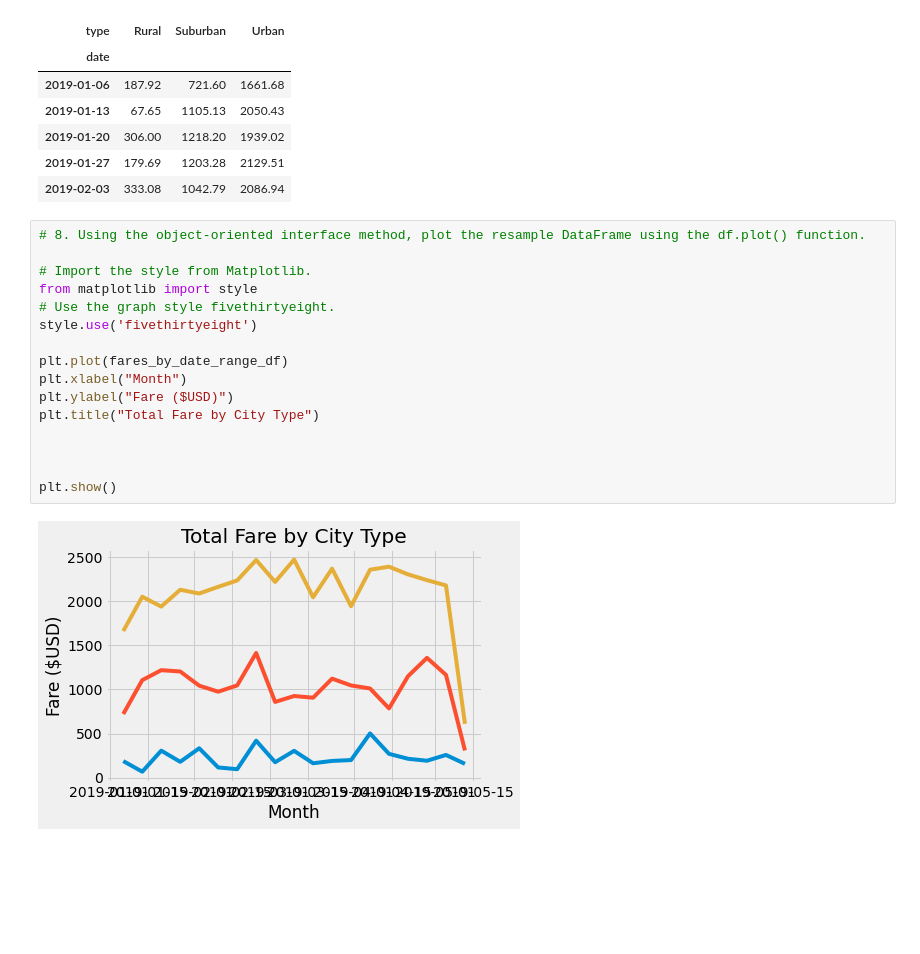
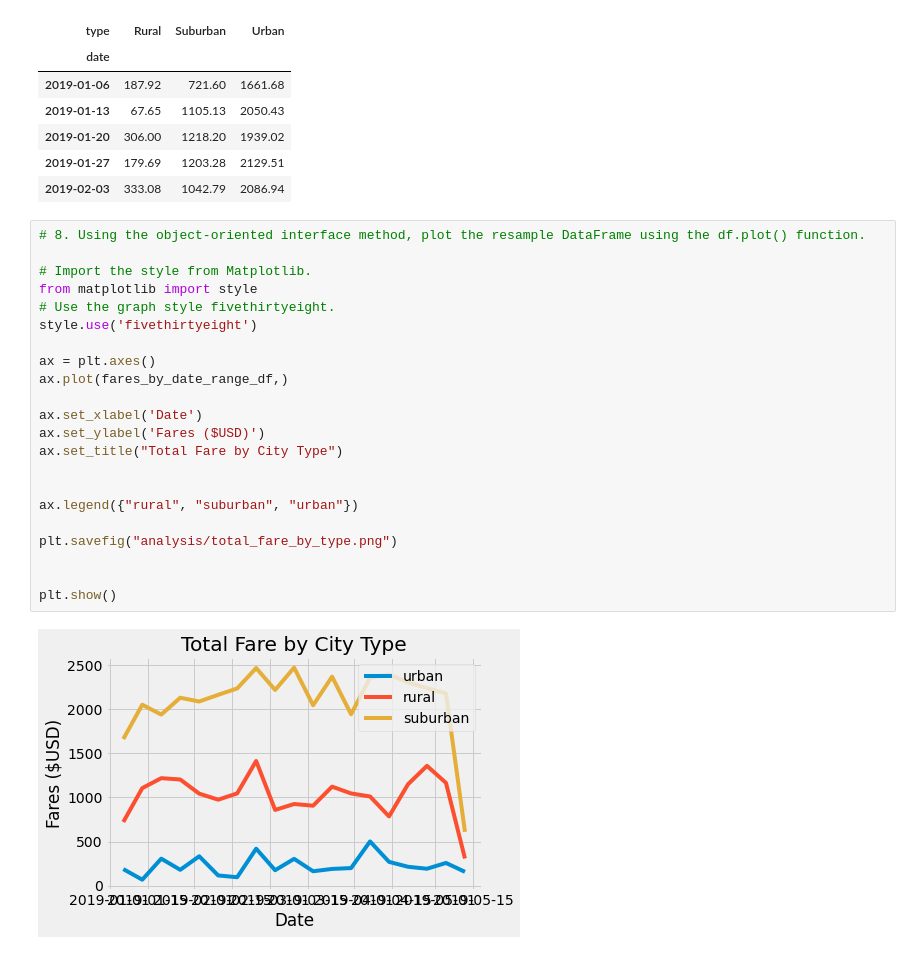
Before and after one commit to XSR700/Pyber_Analysis, a Jupyter notebook: PyBer_Challenge.ipynb, the cells around one changed output. Drawn from its saved outputs; the diff is of its cells as text; blank space fills up the shorter version.

```diff
--- a/PyBer_Challenge.ipynb
+++ b/PyBer_Challenge.ipynb
@@ -245,18 +263,24 @@ fares_by_date_range_df.head()
 # %%
 # 8. Using the object-oriented interface method, plot the resample DataFrame using the df.plot() function.
 
 # Import the style from Matplotlib.
 from matplotlib import style
 # Use the graph style fivethirtyeight.
 style.use('fivethirtyeight')
 
-plt.plot(fares_by_date_range_df)
-plt.xlabel("Month")
-plt.ylabel("Fare ($USD)")
-plt.title("Total Fare by City Type")
+ax = plt.axes()
+ax.plot(fares_by_date_range_df,)
 
+ax.set_xlabel('Date')
+ax.set_ylabel('Fares ($USD)')
+ax.set_title("Total Fare by City Type")
+
+
+ax.legend({"rural", "suburban", "urban"})
+
+plt.savefig("analysis/total_fare_by_type.png")
 
 
 plt.show()
 # %% [output]
-[figure, old version]
+[figure, new version]
```
Also changed, not shown: parts of 10 cells of this notebook.
